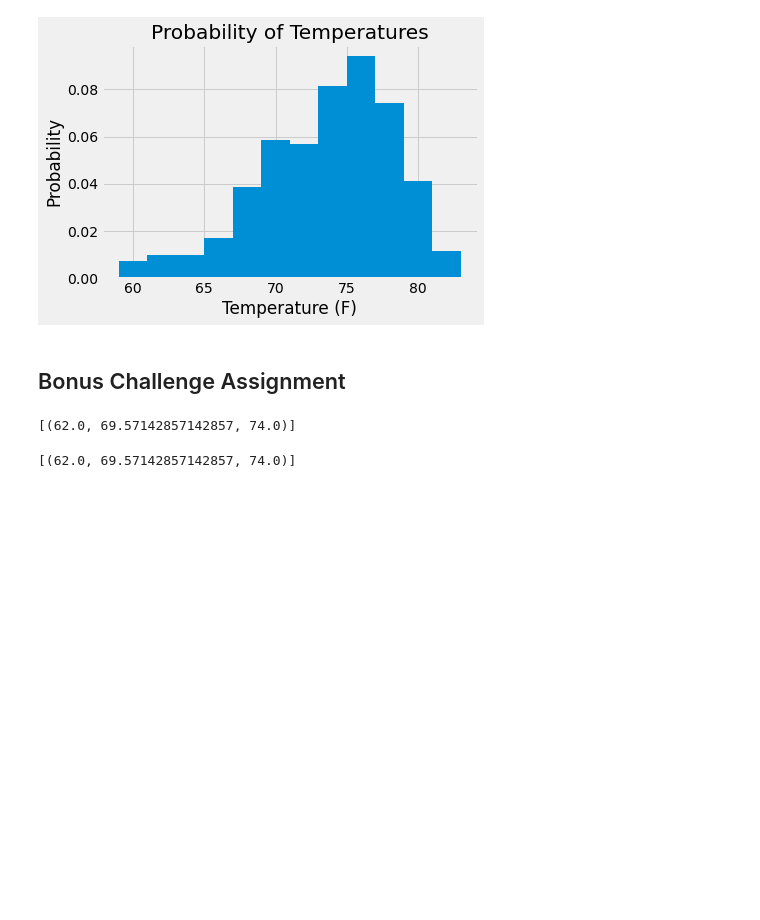
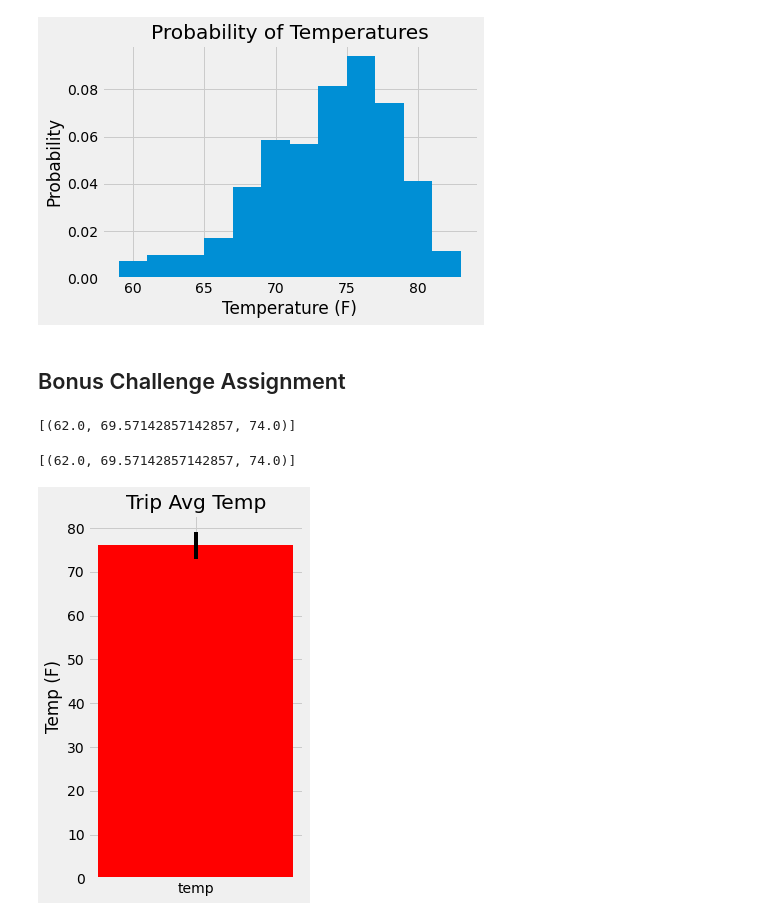
Before and after one commit to mpagerit/sqlalchemy-challenge, a Jupyter notebook: climate_starter.ipynb, the cells around one changed output. Drawn from its saved outputs; the diff is of its cells as text; code cells hidden in the pictures; blank space fills up the shorter version.

```diff
--- a/climate_starter.ipynb
+++ b/climate_starter.ipynb
@@ -245,11 +245,32 @@ print(temps2011)
 [(62.0, 69.57142857142857, 74.0)]
 # %%
 # Plot the results from your previous query as a bar chart.
-labels = [Max, Avg, Min]
+min = temps[0]
+avg = temps[1]
+max = temps[2]
 
 # Use "Trip Avg Temp" as your Title
 # Use the average temperature for the y value
 # Use the peak-to-peak (tmax-tmin) value as the y error bar (yerr)
+error = max - min
+
+label = ['temp']
+x_axis = np.arange(len(label))
+
+plt.figure(figsize = (4, 6))
+
+plt.bar(x_axis, avg, yerr = error, color='r', align='center')
+
+ticks = [value for value in x_axis]
+plt.xticks(ticks, label)
+
+plt.title('Trip Avg Temp')
+plt.ylabel('Temp (F)')
+
+plt.tight_layout()
+plt.show()
+# %% [output]
+[figure, added]
 # %%
 # Calculate the total amount of rainfall per weather station for your trip dates using the previous year's matching dates.
 # Sort this in descending order by precipitation amount and list the station, name, latitude, longitude, and elevation
```
Also changed, not shown: parts of 1 cell of this notebook.
